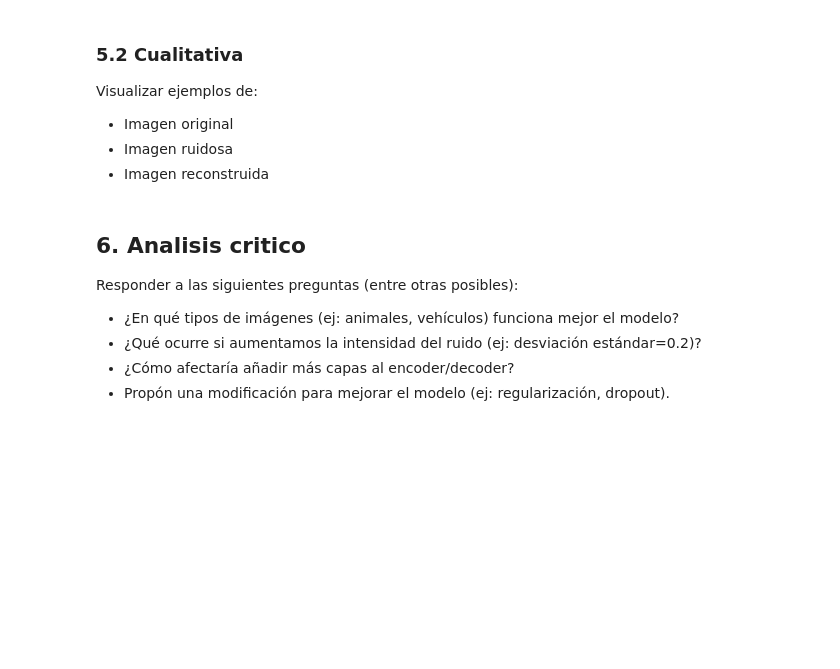
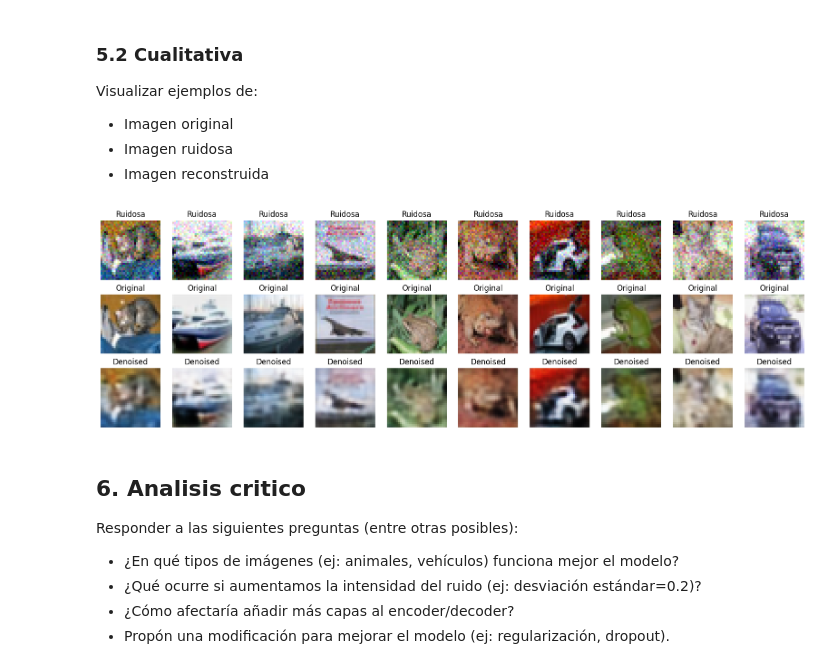
Before and after one commit to Alvaro-diez/Desarrollo-generativa, a Jupyter notebook: casos_de_estudio/caso_4/ruido/caso_estudio4_ruido.ipynb, the cells around one changed output. Saved outputs shown, nothing was run; the diff lists cells and outputs as text; code cells hidden in the pictures; blank space fills up the shorter version.

Commit message:
Commit con caso de estudio 4 (autoencoder de denoising) completado

```diff
--- a/casos_de_estudio/caso_4/ruido/caso_estudio4_ruido.ipynb
+++ b/casos_de_estudio/caso_4/ruido/caso_estudio4_ruido.ipynb
@@ -202,12 +261,21 @@ if tf.config.list_physical_devices("GPU"):
     print("Usando GPU :)")
     with tf.device("GPU:0"):
 
+        # autoencoder.fit(
+        #     x_train_clip[:40000], x_train_normal[:40000],
+        #     batch_size=64,
+        #     epochs=50,
+        #     shuffle=True,
+        #     validation_data=(x_test_clip[:8000], x_test_normal[:8000]),
+        #     verbose=1
+        # )
         autoencoder.fit(
-            x_train_clip, x_train_normal,
+            x_train_clip[:40000], x_train_normal[:40000],
             batch_size=64,
-            epochs=20,
+            epochs=50,
             shuffle=True,
-            validation_data=(x_test_clip, x_test_normal),
+            validation_data=(x_test_clip[:8000], x_test_normal[:8000]),
+            callbacks=[early_stop, reduce_lr],
             verbose=1
         )
 else:
@@ -217,3 +314,2 @@ Usando GPU :)
 # %%
-# encoded_imgs = autoencoder.encoder(x_test_noisy).numpy()
-# decoded_imgs = autoencoder.decoder(encoded_imgs).numpy()
+decoded_imgs = autoencoder.predict(x_test_clip)
@@ -236,6 +346,35 @@ Visualizar ejemplos de:
 - Imagen original
 - Imagen ruidosa
 - Imagen reconstruida
+# %%
+import matplotlib.pyplot as plt
+
+# Visualizar
+n = 10
+plt.figure(figsize=(20, 6))
+for i in range(n):
+
+    # Imagen original
+    ax = plt.subplot(3, n, i + 1 + n)
+    plt.imshow(x_test_normal[i])
+    plt.title("Original")
+    plt.axis("off")
+
+    # Imagen con ruido
+    ax = plt.subplot(3, n, i + 1)
+    plt.imshow(x_test_clip[i])
+    plt.title("Ruidosa")
+    plt.axis("off")
+
+    # Imagen reconstruida
+    ax = plt.subplot(3, n, i + 1 + 2 * n)
+    plt.imshow(decoded_imgs[i])
+    plt.title("Denoised")
+    plt.axis("off")
+
+plt.show()
+# %% [output]
+[figure, added]
 # %% [markdown]
 ## 6. Analisis critico
 Responder a las siguientes preguntas (entre otras posibles):
```
Also changed, not shown: parts of 11 cells of this notebook.
